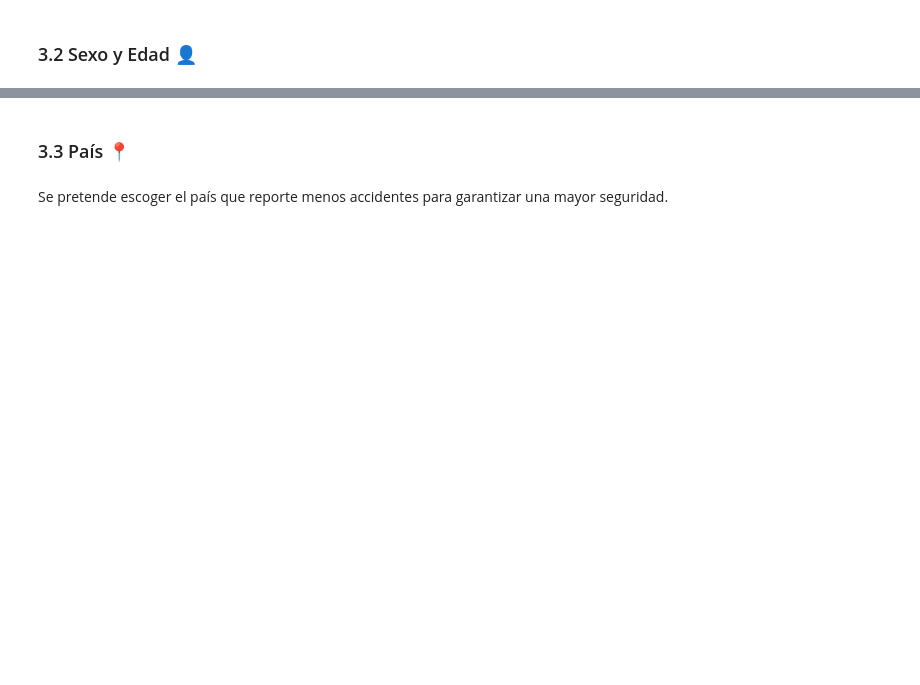
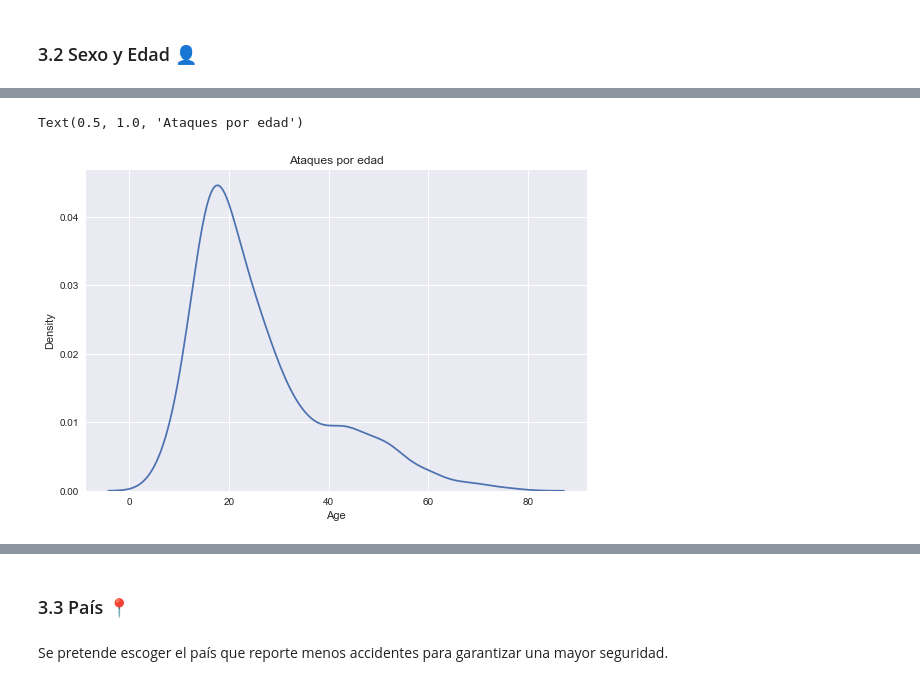
Before and after one commit to olaya-marques/p1-shark-attack, a Jupyter notebook: 2. Data_Visualization.ipynb, the cells around one changed output, grey strips where cells are left out. Saved outputs shown, nothing was run; the diff lists cells and outputs as text; code cells hidden in the pictures; blank space fills up the shorter version.

```diff
--- a/2. Data_Visualization.ipynb
+++ b/2. Data_Visualization.ipynb
@@ -99,0 +114,7 @@ Text(0.5, 1.0, 'Tendencia de ataques de tiburón')
+# %%
+plt.style.use("seaborn")
+sns.kdeplot(e.Age).set_title("Ataques por edad")
+#plot = axvline(data.Age.median(), c = 'red', label = 'mean')
+# %% [output]
+Text(0.5, 1.0, 'Ataques por edad')
+[figure, added]
```
Also changed, not shown: parts of 40 cells of this notebook.
